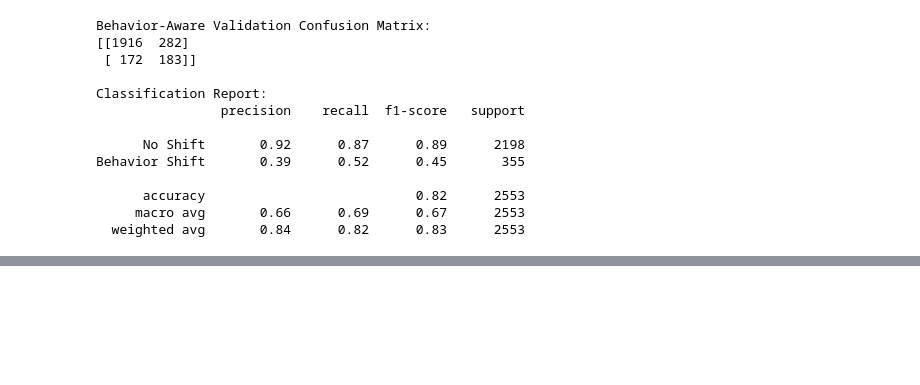
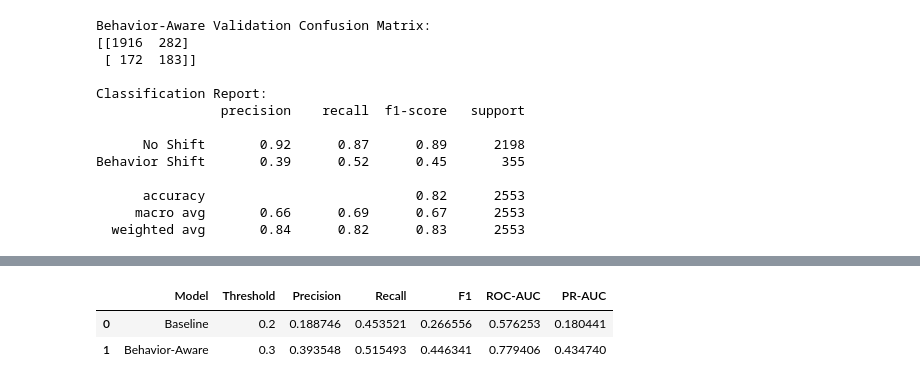
Before and after one commit to saraalwadia/customer-behavior-shift-detection, a Jupyter notebook: notebooks/04_modeling.ipynb, the cells around one changed output, grey strips where cells are left out. Drawn from its saved outputs; the diff is of its cells as text; code cells hidden in the pictures; blank space fills up the shorter version.

Commit message:
Compare baseline and behavior-aware validation performance

```diff
--- a/notebooks/04_modeling.ipynb
+++ b/notebooks/04_modeling.ipynb
@@ -907,0 +926,75 @@ Behavior Shift       0.39      0.52      0.45       355
+# %%
+# Compare baseline and behavior-aware validation performance
+
+comparison_results = pd.DataFrame({
+    "Model": [
+        "Baseline",
+        "Behavior-Aware"
+    ],
+    "Threshold": [
+        0.20,
+        0.30
+    ],
+    "Precision": [
+        precision_score(
+            y_validation,
+            y_validation_pred_baseline,
+            zero_division=0
+        ),
+        precision_score(
+            y_validation,
+            y_validation_behavior_aware_pred_threshold,
+            zero_division=0
+        )
+    ],
+    "Recall": [
+        recall_score(
+            y_validation,
+            y_validation_pred_baseline,
+            zero_division=0
+        ),
+        recall_score(
+            y_validation,
+            y_validation_behavior_aware_pred_threshold,
+            zero_division=0
+        )
+    ],
+    "F1": [
+        f1_score(
+            y_validation,
+            y_validation_pred_baseline,
+            zero_division=0
+        ),
+        f1_score(
+            y_validation,
+            y_validation_behavior_aware_pred_threshold,
+            zero_division=0
+        )
+    ],
+    "ROC-AUC": [
+        roc_auc_score(
+            y_validation,
+            y_validation_proba
+        ),
+        roc_auc_score(
+            y_validation,
+            y_validation_behavior_aware_proba
+        )
+    ],
+    "PR-AUC": [
+        average_precision_score(
+            y_validation,
+            y_validation_proba
+        ),
+        average_precision_score(
+            y_validation,
+            y_validation_behavior_aware_proba
+        )
+    ]
+})
+
+comparison_results
+# %% [output]
+|  | Model | Threshold | Precision | Recall | F1 | ROC-AUC | PR-AUC |
+| 0 | Baseline | 0.2 | 0.188746 | 0.453521 | 0.266556 | 0.576253 | 0.180441 |
+| 1 | Behavior-Aware | 0.3 | 0.393548 | 0.515493 | 0.446341 | 0.779406 | 0.434740 |
```
Also changed, not shown: parts of 2 cells of this notebook.
